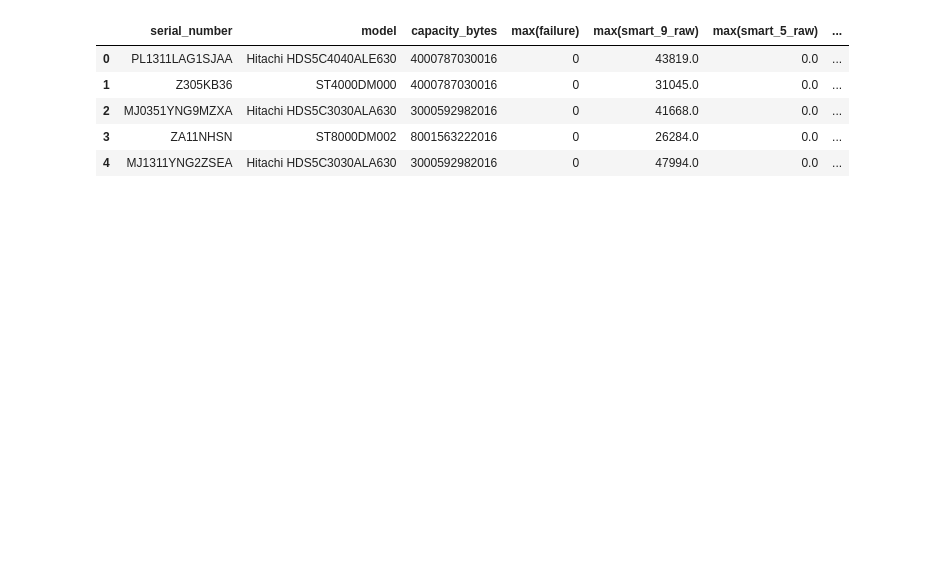
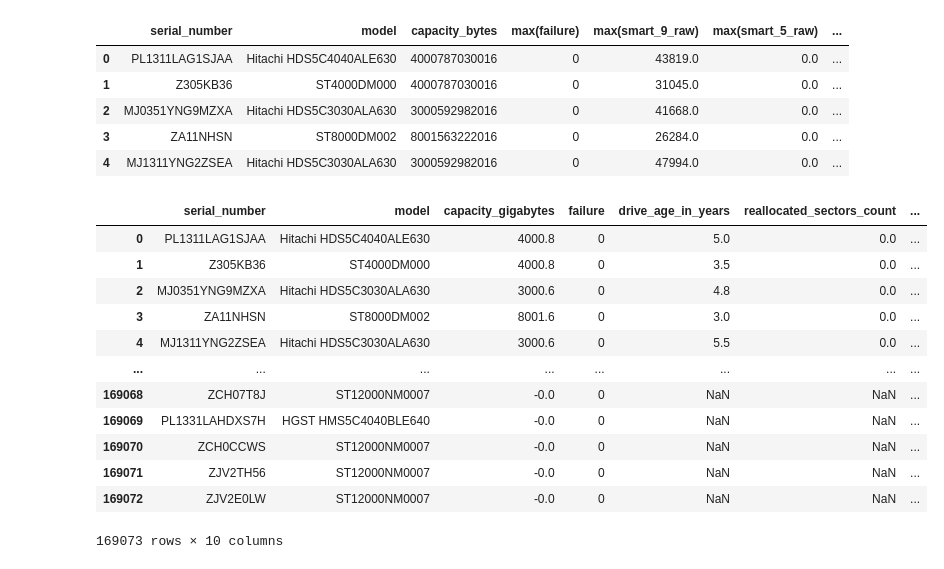
Before and after one commit to just-keep-spinning/hard-drive-project, a Jupyter notebook: misty_capstone_folder/mists-working.ipynb, the cells around one changed output. Drawn from its saved outputs; the diff is of its cells as text; code cells hidden in the pictures; blank space fills up the shorter version.

```diff
--- a/misty_capstone_folder/mists-working.ipynb
+++ b/misty_capstone_folder/mists-working.ipynb
@@ -151,3 +165,40 @@ df.head()
 | 2 | MJ0351YNG9MZXA | Hitachi HDS5C3030ALA630 | 3000592982016 | 0 | 41668.0 | 0.0 | ... |
 | 3 | ZA11NHSN | ST8000DM002 | 8001563222016 | 0 | 26284.0 | 0.0 | ... |
 | 4 | MJ1311YNG2ZSEA | Hitachi HDS5C3030ALA630 | 3000592982016 | 0 | 47994.0 | 0.0 | ... |
+# %%
+import pandas as pd
+import numpy as np
+import re
+
+
+def prepare(df):
+
+    # Convert capacity column from bytes to gigabytes
+    df['capacity_bytes'] = round((df['capacity_bytes']/ 1_000_000_000),1)
+
+    # Convert power hours to years
+    df['max(smart_9_raw)'] = round((df['max(smart_9_raw)']/ 8760),1)
+
+    # Drop unnamed column
+#     df.drop(columns=('Unnamed: 0'), inplace = True)
+
+    # Rename columns appropriately
+    df.rename(columns={'capacity_bytes':'capacity_gigabytes','max(failure)':'failure','max(smart_9_raw)':'drive_age_in_years','max(smart_5_raw)':'reallocated_sectors_count','max(smart_187_raw)':'reported_uncorrectable_errors','max(smart_188_raw)':'command_timeout','max(smart_197_raw)':'current_pending_sector_count','max(smart_198_raw)':'uncorrectable_sector_count'}, inplace = True)
+
+    return df
+# %%
+prepare(df)
+# %% [output]
+|  | serial_number | model | capacity_gigabytes | failure | drive_age_in_years | reallocated_sectors_count | ... |
+| 0 | PL1311LAG1SJAA | Hitachi HDS5C4040ALE630 | 4000.8 | 0 | 5.0 | 0.0 | ... |
+| 1 | Z305KB36 | ST4000DM000 | 4000.8 | 0 | 3.5 | 0.0 | ... |
+| 2 | MJ0351YNG9MZXA | Hitachi HDS5C3030ALA630 | 3000.6 | 0 | 4.8 | 0.0 | ... |
+| 3 | ZA11NHSN | ST8000DM002 | 8001.6 | 0 | 3.0 | 0.0 | ... |
+| 4 | MJ1311YNG2ZSEA | Hitachi HDS5C3030ALA630 | 3000.6 | 0 | 5.5 | 0.0 | ... |
+| ... | ... | ... | ... | ... | ... | ... | ... |
+| 169068 | ZCH07T8J | ST12000NM0007 | -0.0 | 0 | NaN | NaN | ... |
+| 169069 | PL1331LAHDXS7H | HGST HMS5C4040BLE640 | -0.0 | 0 | NaN | NaN | ... |
+| 169070 | ZCH0CCWS | ST12000NM0007 | -0.0 | 0 | NaN | NaN | ... |
+| 169071 | ZJV2TH56 | ST12000NM0007 | -0.0 | 0 | NaN | NaN | ... |
+| 169072 | ZJV2E0LW | ST12000NM0007 | -0.0 | 0 | NaN | NaN | ... |
+169073 rows × 10 columns
```
Also changed, not shown: parts of 34 cells of this notebook.
